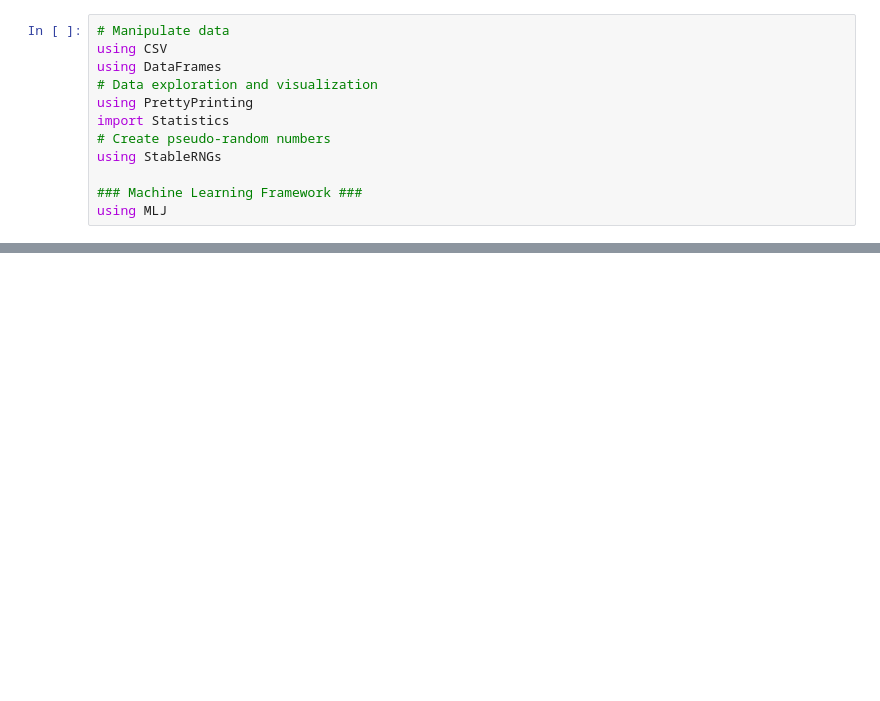
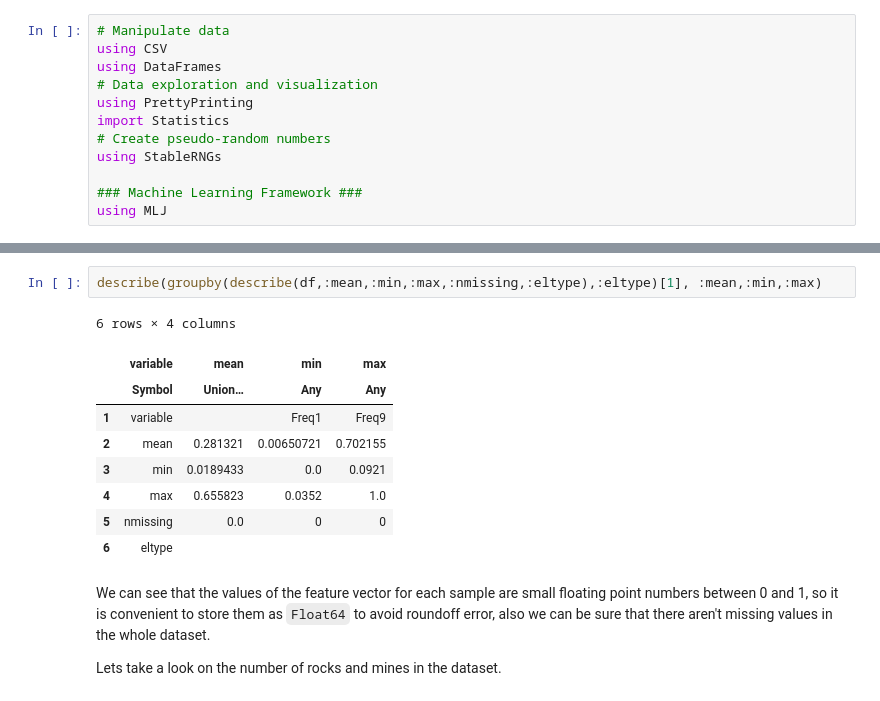
Before and after one commit to jsacevedoro/ml_maths_work2, a Jupyter notebook: Basic_Models.ipynb, the cells around one changed output, grey strips where cells are left out. Cells and saved outputs as stored; diff of their text form; blank space fills up the shorter version.

```diff
--- a/Basic_Models.ipynb
+++ b/Basic_Models.ipynb
@@ -24,0 +83,16 @@ LoadError: ArgumentError: "sonar.csv" is not a valid file or doesn't exist
+# %%
+describe(groupby(describe(df,:mean,:min,:max,:nmissing,:eltype),:eltype)[1], :mean,:min,:max)
+# %% [output]
+6 rows × 4 columns
+|  | variable | mean | min | max |
+|  | Symbol | Union… | Any | Any |
+| 1 | variable |  | Freq1 | Freq9 |
+| 2 | mean | 0.281321 | 0.00650721 | 0.702155 |
+| 3 | min | 0.0189433 | 0.0 | 0.0921 |
+| 4 | max | 0.655823 | 0.0352 | 1.0 |
+| 5 | nmissing | 0.0 | 0 | 0 |
+| 6 | eltype |  |  |  |
+# %% [markdown]
+We can see that the values of the feature vector for each sample are small floating point numbers between 0 and 1, so it is convenient to store them as `Float64` to avoid roundoff error, also we can be sure that there aren't missing values in the whole dataset.
+
+Lets take a look on the number of rocks and mines in the dataset.
```
Also changed, not shown: parts of 55 cells of this notebook.
